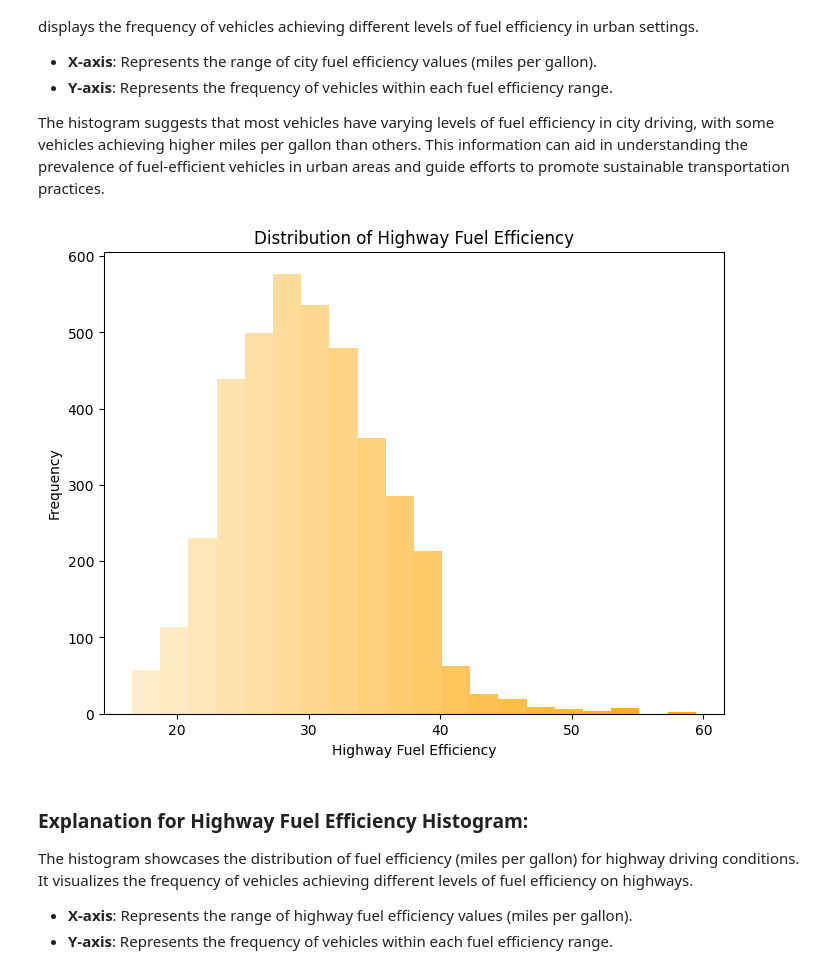
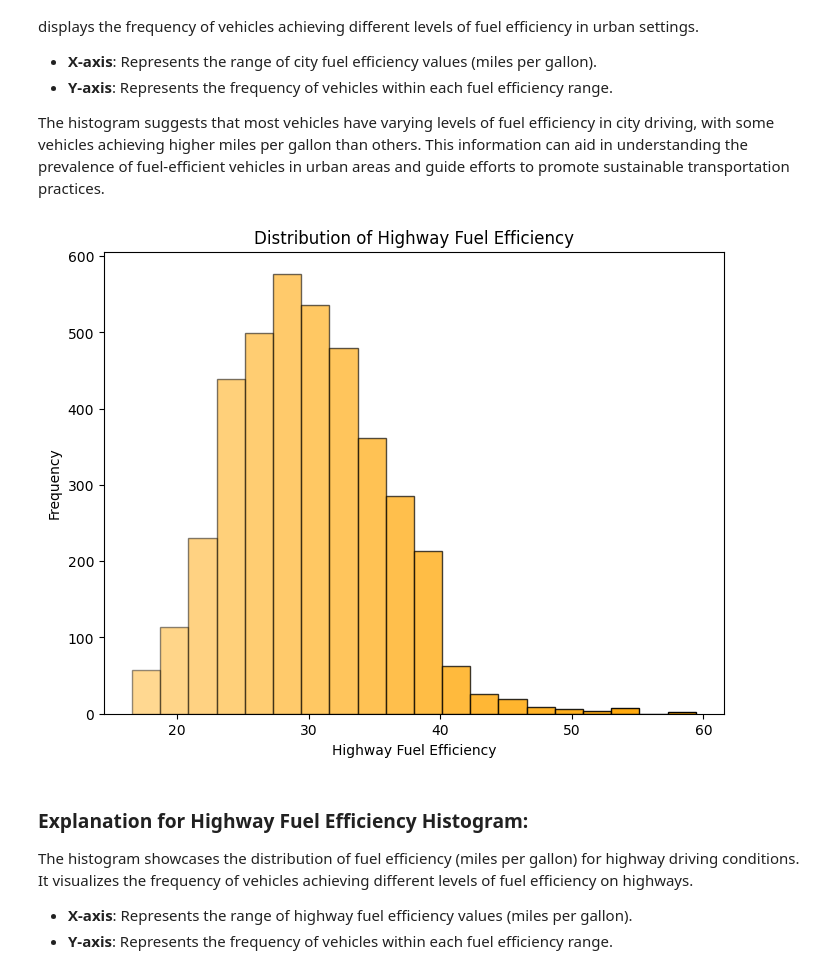
Before and after one commit to Tripp808/Project-Plotting---Matplotlib-Seaborn-Histograms-and-Boxplots, a Jupyter notebook: Oche_Ankeli_Plotting Assignment.ipynb, the cells around one changed output. Cells and saved outputs as stored; diff of their text form; code cells hidden in the pictures.

Commit message:
final plot

```diff
--- a/Oche_Ankeli_Plotting Assignment.ipynb
+++ b/Oche_Ankeli_Plotting Assignment.ipynb
@@ -70,12 +70,7 @@ print(data['co2'].head(10))
 
 # Create a histogram for carbon dioxide emissions
 plt.figure(figsize=(8, 6))
-n, bins, patches = plt.hist(data['co2'], bins=20, color='purple', alpha=0.7)
-#rather than use edge colors i found increasing the color shades cooler. haha
-# Loop through the patches (bars) and set alpha for each
-for i, patch in enumerate(patches):
-    alpha_value = 0.2 + (i / len(patches)) * 0.8  # Calculate alpha value
-    patch.set_alpha(alpha_value)
+sns.histplot(data['co2'], bins=20, color='purple', alpha=0.7)
 
 plt.title('Distribution of Carbon Dioxide Emissions')
 plt.xlabel('CO2 Emissions')
@@ -111,13 +106,18 @@ The histogram suggests that most vehicles have relatively low CO2 emissions, ind
 
 This insight can inform policies for emissions standards and guide manufacturers towards producing more fuel-efficient vehicles.
 # %%
+
+
 # Histogram for the 'city'
 plt.figure(figsize=(8, 6))
-n, bins, patches = plt.hist(data['city'], bins=20, color='darkgreen', alpha=0.7)
+sns.histplot(data['city'], bins=20, color='green', alpha=0.7)
+
+# Get the current Axes object
+ax = plt.gca()
 
 # Loop through the patches (bars) and set alpha for each
-for i, patch in enumerate(patches):
-    alpha_value = 0.2 + (i / len(patches)) * 0.8  # Calculate alpha value
+for patch in ax.patches:
+    alpha_value = 0.2 + (patch.get_x() / max(ax.patches, key=lambda x: x.get_x()).get_x()) * 0.8  # Calculate alpha value
     patch.set_alpha(alpha_value)
 
 plt.title('Distribution of City Fuel Efficiency')
@@ -139,20 +139,23 @@ The histogram suggests that most vehicles have varying levels of fuel efficiency
 # %%
 # Histogram for the 'highway' column
 plt.figure(figsize=(8, 6))
-n, bins, patches = plt.hist(data['highway'], bins=20, color='orange', alpha=0.7)
+sns.histplot(data['highway'], bins=20, color='orange', alpha=0.7)
+
+# Get the current Axes object
+ax = plt.gca()
 
 # Loop through the patches (bars) and set alpha for each
-for i, patch in enumerate(patches):
-    alpha_value = 0.2 + (i / len(patches)) * 0.8  # Calculate alpha value
+for patch in ax.patches:
+    alpha_value = 0.2 + (patch.get_x() / max(ax.patches, key=lambda x: x.get_x()).get_x()) * 0.8  # Calculate alpha value
     patch.set_alpha(alpha_value)
 
 plt.title('Distribution of Highway Fuel Efficiency')
 plt.xlabel('Highway Fuel Efficiency')
 plt.ylabel('Frequency')
 plt.savefig('highway_fuel_efficiency_histogram.png')
 plt.show()
 # %% [output]
-[figure, old version]
+[figure, new version]
 # %% [markdown]
 ### Explanation for Highway Fuel Efficiency Histogram:
 
```
Also changed, not shown: parts of 2 cells of this notebook.
